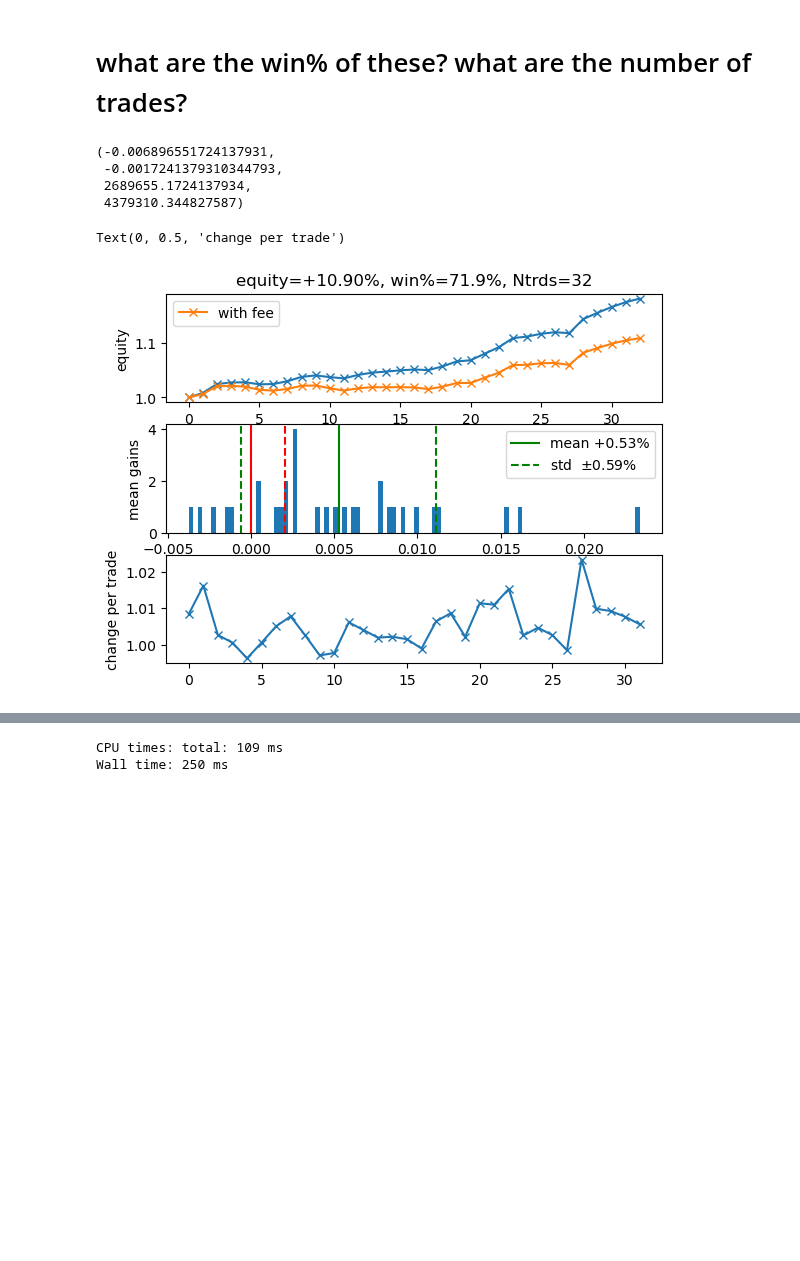
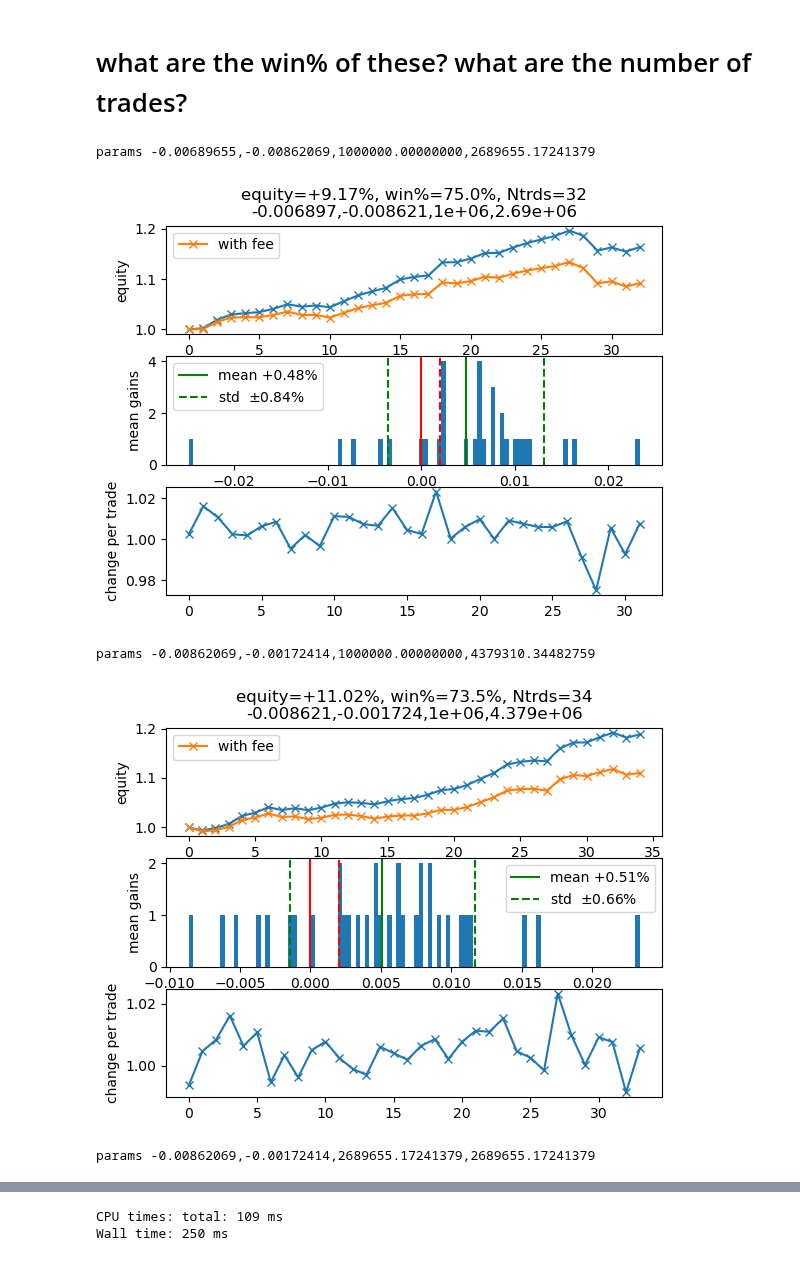
Before and after one commit to alexpvpmindustry/cryptotradr, a Jupyter notebook: 2_0_2_readresults.ipynb, the cells around one changed output, grey strips where cells are left out. Saved outputs shown, nothing was run; the diff lists cells and outputs as text; code cells hidden in the pictures; blank space fills up the shorter version.

```diff
--- a/2_0_2_readresults.ipynb
+++ b/2_0_2_readresults.ipynb
@@ -108,7 +106,11 @@ result_locs = row*900+col
 # %% [output]
 ('num of params', 18, 'trading period', 38.19444444444444, 'days')
 # %%
+def get_winpercent(profits):
+    return len(np.where((np.asarray(profits)-0.002)>0)[0])/len(profits)
 order = np.argsort([np.std(results[r_loc][3]) for r_loc in result_locs])
+order = np.argsort([-get_winpercent(results[r_loc][3]) for r_loc in result_locs])
+
 for r_loc in result_locs[order]:
     print(results[r_loc][:3])
     profits=results[r_loc][3]
@@ -136,42 +138,42 @@ for r_loc in result_locs[order]:
 # low volume then high volume, -0% then -5%
 # %% [markdown]
 # what are the win% of these? what are the number of trades?
-# %%
-700232
-(-0.006896551724137931, -0.0017241379310344793, 2689655.1724137934, 4379310.344827587)
-# %% [output]
-(-0.006896551724137931,
- -0.0017241379310344793,
- 2689655.1724137934,
- 4379310.344827587)
 # %%
-fig,axx=plt.subplots(3,1,)
-profits = results[700232][3]
-winpercent=len(np.where((np.asarray(profits)-0.002)>0)[0])/len(profits)
-ax=axx[0]
-ax.set_ylabel("equity")
-equity = [1]
-equity_fee = [1]
-for p in profits:
-    equity.append(equity[-1]*(1+p))
-    equity_fee.append(equity_fee[-1]*(1+p-0.002))
-ax.plot(equity,"-x")
-ax.plot(equity_fee,"-x",label="with fee")
-ax.legend()
-ax.set_title(f"equity={equity_fee[-1]-1:+.2%}, win%={winpercent:.1%}, Ntrds={len(profits)}")
+for r_loc in result_locs[order][:3]:
+    print("params",",".join([f"{r:.8f}" for r in results[r_loc][1]]))
+    fig,axx=plt.subplots(3,1,)
+    profits = results[r_loc][3]#779432 #805532
+    winpercent=len(np.where((np.asarray(profits)-0.002)>0)[0])/len(profits)
+    ax=axx[0]
+    ax.set_ylabel("equity")
+    equity = [1]
+    equity_fee = [1]
+    for p in profits:
+        equity.append(equity[-1]*(1+p))
+        equity_fee.append(equity_fee[-1]*(1+p-0.002))
+    ax.plot(equity,"-x")
+    ax.plot(equity_fee,"-x",label="with fee")
+    ax.legend()
+    strr=f"equity={equity_fee[-1]-1:+.2%}, win%={winpercent:.1%}, Ntrds={len(profits)}\n"
+    strr+= ",".join([f"{r:.4g}" for r in results[r_loc][1]])
+    ax.set_title(strr)
 
-ax=axx[1]
-ax.hist(profits,bins=100);
-ax.axvline(0.002,c="r",ls="--")
-ax.axvline(0.0,c="r")
-ax.axvline(np.mean(profits),c="g",label=f"mean {np.mean(profits):+.2%}")
-ax.axvline(np.mean(profits)+np.std(profits),c="g",ls="--",label=f"std  $\pm${np.std(profits):.2%}")
-ax.axvline(np.mean(profits)-np.std(profits),c="g",ls="--")
-ax.set_ylabel("mean gains")
-ax.legend()
-ax=axx[2]
-ax.plot(np.asarray(profits)+1,"-x")
-ax.set_ylabel("change per trade")
+    ax=axx[1]
+    ax.hist(profits,bins=100);
+    ax.axvline(0.002,c="r",ls="--")
+    ax.axvline(0.0,c="r")
+    ax.axvline(np.mean(profits),c="g",label=f"mean {np.mean(profits):+.2%}")
+    ax.axvline(np.mean(profits)+np.std(profits),c="g",ls="--",label=f"std  $\pm${np.std(profits):.2%}")
+    ax.axvline(np.mean(profits)-np.std(profits),c="g",ls="--")
+    ax.set_ylabel("mean gains")
+    ax.legend()
+    ax=axx[2]
+    ax.plot(np.asarray(profits)+1,"-x")
+    ax.set_ylabel("change per trade")
+    plt.show()
 # %% [output]
-Text(0, 0.5, 'change per trade')
+params -0.00689655,-0.00862069,1000000.00000000,2689655.17241379
-[figure, old version]
+[figure, new version]
+params -0.00862069,-0.00172414,1000000.00000000,4379310.34482759
+[figure, added]
+params -0.00862069,-0.00172414,2689655.17241379,2689655.17241379
```
Also changed, not shown: parts of 19 cells of this notebook, 2 other files.
